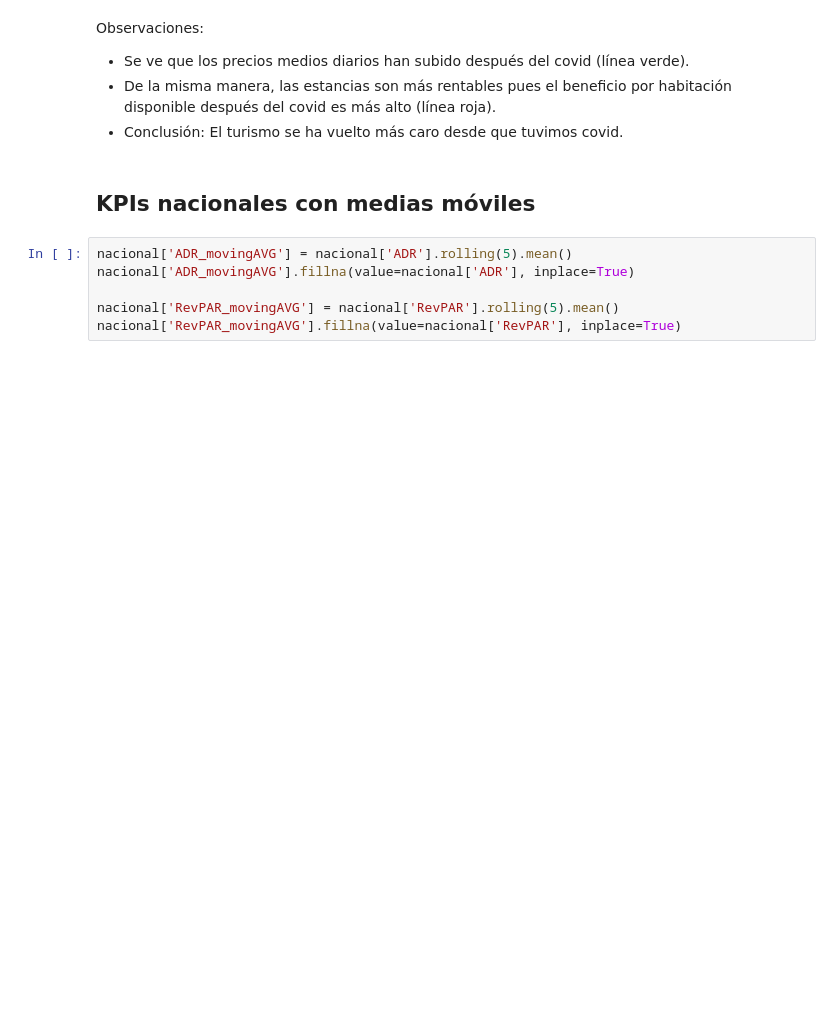
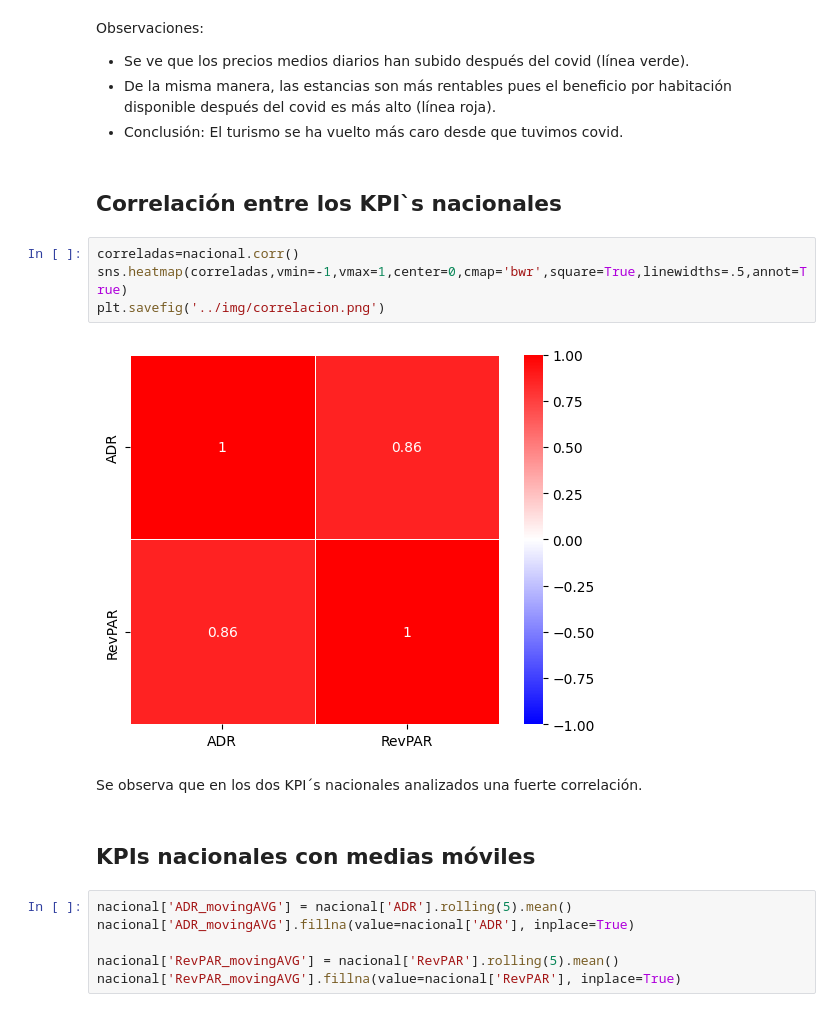
Before and after one commit to RocioRuizGonzalez/EDA--Turismo-postcovid, a Jupyter notebook: notebooks/Analisis_Turismo_Postcovid.ipynb, the cells around one changed output. Cells and saved outputs as stored; diff of their text form; blank space fills up the shorter version.

```diff
--- a/notebooks/Analisis_Turismo_Postcovid.ipynb
+++ b/notebooks/Analisis_Turismo_Postcovid.ipynb
@@ -129,6 +126,16 @@ Observaciones:
 - Se ve que los precios medios diarios han subido después del covid (línea verde).
 - De la misma manera, las estancias son más rentables pues el beneficio por habitación disponible después del covid es más alto (línea roja).
 - Conclusión: El turismo se ha vuelto más caro desde que tuvimos covid.
+# %% [markdown]
+## Correlación entre los KPI`s nacionales
+# %%
+correladas=nacional.corr()
+sns.heatmap(correladas,vmin=-1,vmax=1,center=0,cmap='bwr',square=True,linewidths=.5,annot=True)
+plt.savefig('../img/correlacion.png')
+# %% [output]
+[figure, added]
+# %% [markdown]
+Se observa que en los dos KPI´s nacionales analizados una fuerte correlación.
 # %% [markdown]
 ## KPIs nacionales con medias móviles
 # %%
```
Also changed, not shown: parts of 27 cells of this notebook, 27 other files.
